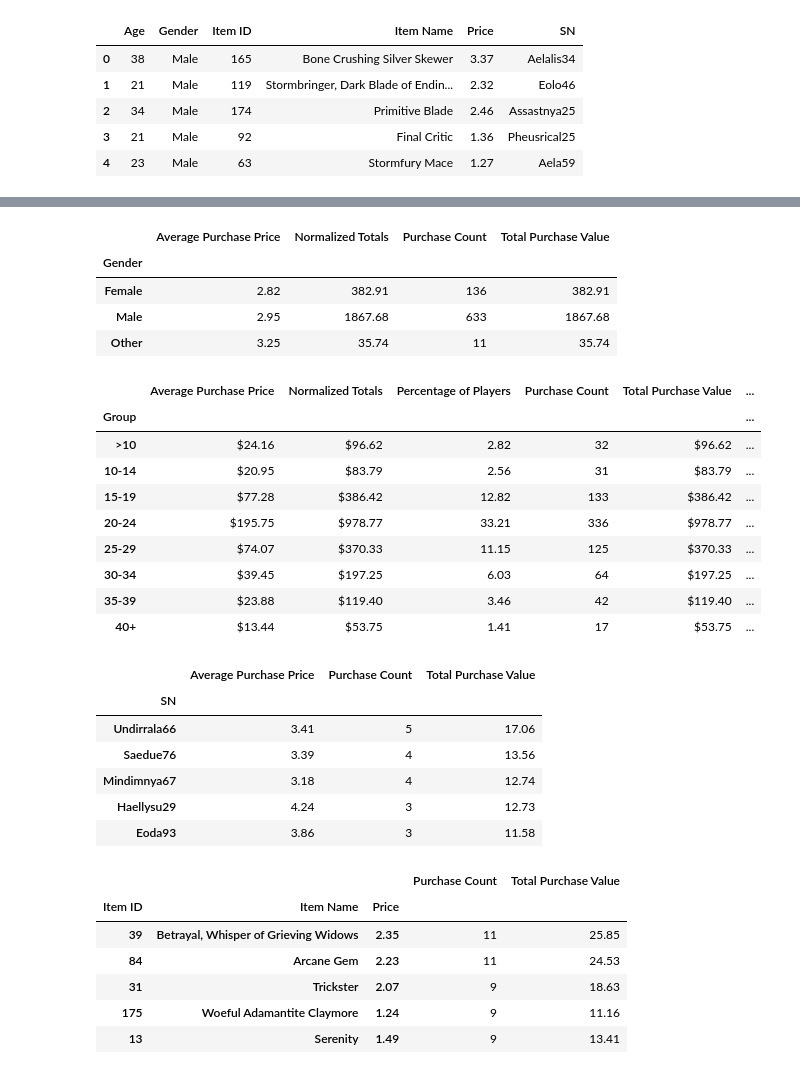
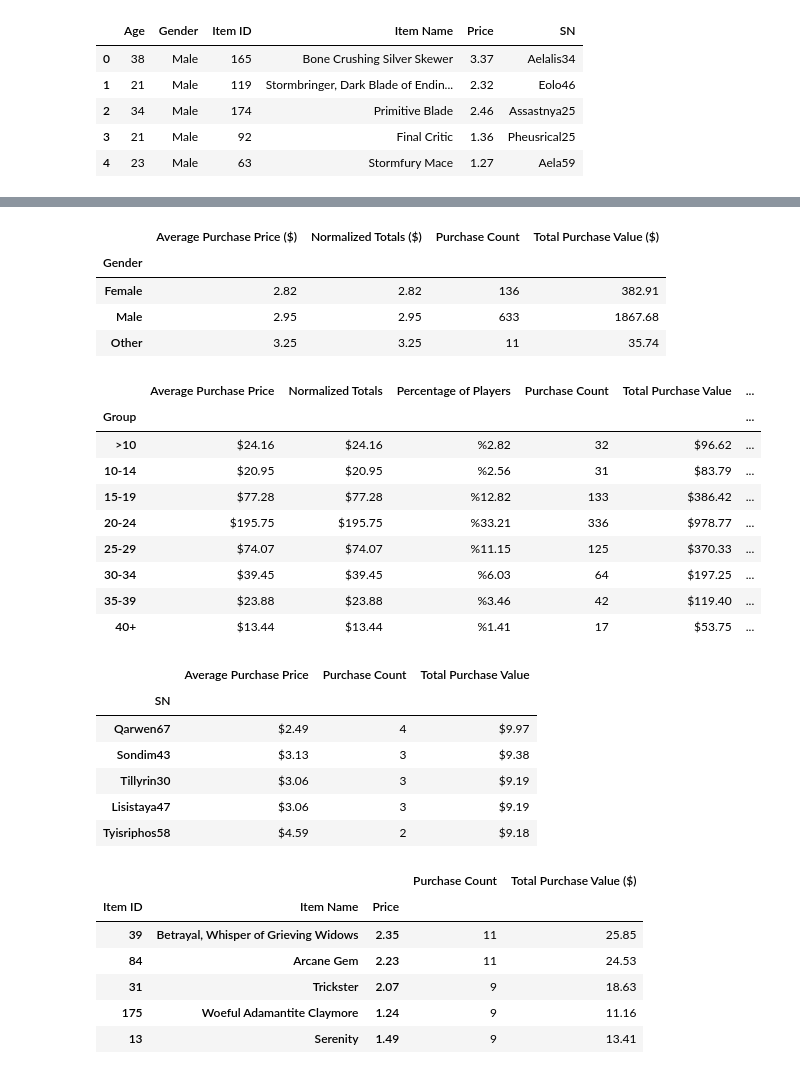
Before and after one commit to jnordbakk-zz/Python-Pandas, a Jupyter notebook: Pandas HW4.ipynb, the cells around one changed output, grey strips where cells are left out. Cells and saved outputs as stored; diff of their text form; code cells hidden in the pictures.

```diff
--- a/Pandas HW4.ipynb
+++ b/Pandas HW4.ipynb
@@ -121,17 +133,17 @@ tot_male=grouped["Price"].sum().loc['Male']
 tot_other=grouped["Price"].sum().loc['Other \/ Non-Disclosed']
 
 #Normalized Totals
-norm_female=grouped["Price"].sum().loc['Female']
-norm_male=grouped["Price"].sum().loc['Male']
-norm_other=grouped["Price"].sum().loc['Other \/ Non-Disclosed']
+norm_female= tot_female/grouped["Price"].count().loc['Female']
+norm_male=tot_male/grouped["Price"].count().loc['Male']
+norm_other=tot_other/grouped["Price"].count().loc['Other \/ Non-Disclosed']
 
 # Creating a summary DataFrame using above values
 
 summary_df=pd.DataFrame({
     "Purchase Count": [count_female,count_male,count_other],
-    "Average Purchase Price":[avg_female,avg_male,avg_other],
-    "Total Purchase Value":[tot_female,tot_male,tot_other],
-    "Normalized Totals":[norm_female,norm_male,norm_other],
+    "Average Purchase Price ($)":[avg_female,avg_male,avg_other],
+    "Total Purchase Value ($)":[tot_female,tot_male,tot_other],
+    "Normalized Totals ($)":[norm_female,norm_male,norm_other],
     'Gender': ['Female','Male','Other']
 })
 
@@ -140,11 +152,11 @@ summary_df
 summary_df=summary_df.set_index('Gender')
 summary_df.round(2)
 # %% [output]
-|  | Average Purchase Price | Normalized Totals | Purchase Count | Total Purchase Value |
+|  | Average Purchase Price ($) | Normalized Totals ($) | Purchase Count | Total Purchase Value ($) |
 | Gender |  |  |  |  |
-| Female | 2.82 | 382.91 | 136 | 382.91 |
-| Male | 2.95 | 1867.68 | 633 | 1867.68 |
-| Other | 3.25 | 35.74 | 11 | 35.74 |
+| Female | 2.82 | 2.82 | 136 | 382.91 |
+| Male | 2.95 | 2.95 | 633 | 1867.68 |
+| Other | 3.25 | 3.25 | 11 | 35.74 |
 # %%
 ### Age Demographics
 
@@ -180,57 +192,57 @@ df = df.groupby("Group")
 
 summary2_df=pd.DataFrame({
     "Total count of Players":df["Count of Player"].sum(),
-    "Percentage of Players":((df["Count of Player"].sum())/count_all)*100,
+    "Percentage of Players":(((df["Count of Player"].sum())/count_all)*100).map(convert_to_perc),
     "Purchase Count": df["Count of Purchases"].sum(),
     "Average Purchase Price": df["Sum of Price/Age"].mean().map(convert_to_currency),
     "Total Purchase Value":df["Sum of Price/Age"].sum().map(convert_to_currency),
-    "Normalized Totals":df["Sum of Price/Age"].sum().map(convert_to_currency)
+    "Normalized Totals":(df["Sum of Price/Age"].sum()/df["Sum of Price/Age"].count()).map(convert_to_currency)
 })
 summary2_df.round(2)
 # %% [output]
 |  | Average Purchase Price | Normalized Totals | Percentage of Players | Purchase Count | Total Purchase Value | ... |
 | Group |  |  |  |  |  | ... |
-| >10 | $24.16 | $96.62 | 2.82 | 32 | $96.62 | ... |
-| 10-14 | $20.95 | $83.79 | 2.56 | 31 | $83.79 | ... |
-| 15-19 | $77.28 | $386.42 | 12.82 | 133 | $386.42 | ... |
-| 20-24 | $195.75 | $978.77 | 33.21 | 336 | $978.77 | ... |
-| 25-29 | $74.07 | $370.33 | 11.15 | 125 | $370.33 | ... |
-| 30-34 | $39.45 | $197.25 | 6.03 | 64 | $197.25 | ... |
-| 35-39 | $23.88 | $119.40 | 3.46 | 42 | $119.40 | ... |
-| 40+ | $13.44 | $53.75 | 1.41 | 17 | $53.75 | ... |
+| >10 | $24.16 | $24.16 | %2.82 | 32 | $96.62 | ... |
+| 10-14 | $20.95 | $20.95 | %2.56 | 31 | $83.79 | ... |
+| 15-19 | $77.28 | $77.28 | %12.82 | 133 | $386.42 | ... |
+| 20-24 | $195.75 | $195.75 | %33.21 | 336 | $978.77 | ... |
+| 25-29 | $74.07 | $74.07 | %11.15 | 125 | $370.33 | ... |
+| 30-34 | $39.45 | $39.45 | %6.03 | 64 | $197.25 | ... |
+| 35-39 | $23.88 | $23.88 | %3.46 | 42 | $119.40 | ... |
+| 40+ | $13.44 | $13.44 | %1.41 | 17 | $53.75 | ... |
 # %%
 grouped= player_df.groupby("SN")
 
 
 players_df=pd.DataFrame({
     "Purchase Count":grouped["Price"].count(),
-    "Average Purchase Price":grouped["Price"].mean(),
-    "Total Purchase Value": grouped["Price"].sum()
+    "Average Purchase Price":grouped["Price"].mean().map(convert_to_currency),
+    "Total Purchase Value": grouped["Price"].sum().map(convert_to_currency)
     })
 players_df
 
 #players.nlargest(5,'Total Purchase Value')
 
 # sort Dataframe by Total purchase value
 players_df=players_df.sort_values(by=['Total Purchase Value'],ascending=False)
 
 #only show top 5 records
 players_df.iloc[0:5]. round(2)
 # %% [output]
 |  | Average Purchase Price | Purchase Count | Total Purchase Value |
 | SN |  |  |  |
-| Undirrala66 | 3.41 | 5 | 17.06 |
-| Saedue76 | 3.39 | 4 | 13.56 |
-| Mindimnya67 | 3.18 | 4 | 12.74 |
-| Haellysu29 | 4.24 | 3 | 12.73 |
-| Eoda93 | 3.86 | 3 | 11.58 |
+| Qarwen67 | $2.49 | 4 | $9.97 |
+| Sondim43 | $3.13 | 3 | $9.38 |
+| Tillyrin30 | $3.06 | 3 | $9.19 |
+| Lisistaya47 | $3.06 | 3 | $9.19 |
+| Tyisriphos58 | $4.59 | 2 | $9.18 |
 # %%
 grouped= player_df.groupby(["Item ID","Item Name","Price"])
 grouped["Item ID"].count()
 
 item_df=pd.DataFrame({
     "Purchase Count": grouped["Item ID"].count(),
-    "Total Purchase Value":grouped["Price"].sum()
+    "Total Purchase Value ($)":grouped["Price"].sum()
 
     })
 item_df
@@ -241,7 +253,7 @@ item_df=item_df.sort_values(by=['Purchase Count'],ascending=False)
 #only show top 5 records
 item_df.iloc[0:5]. round(2)
 # %% [output]
-|  |  |  | Purchase Count | Total Purchase Value |
+|  |  |  | Purchase Count | Total Purchase Value ($) |
 | Item ID | Item Name | Price |  |  |
 | 39 | Betrayal, Whisper of Grieving Widows | 2.35 | 11 | 25.85 |
 | 84 | Arcane Gem | 2.23 | 11 | 24.53 |
```
Also changed, not shown: parts of 4 cells of this notebook.
